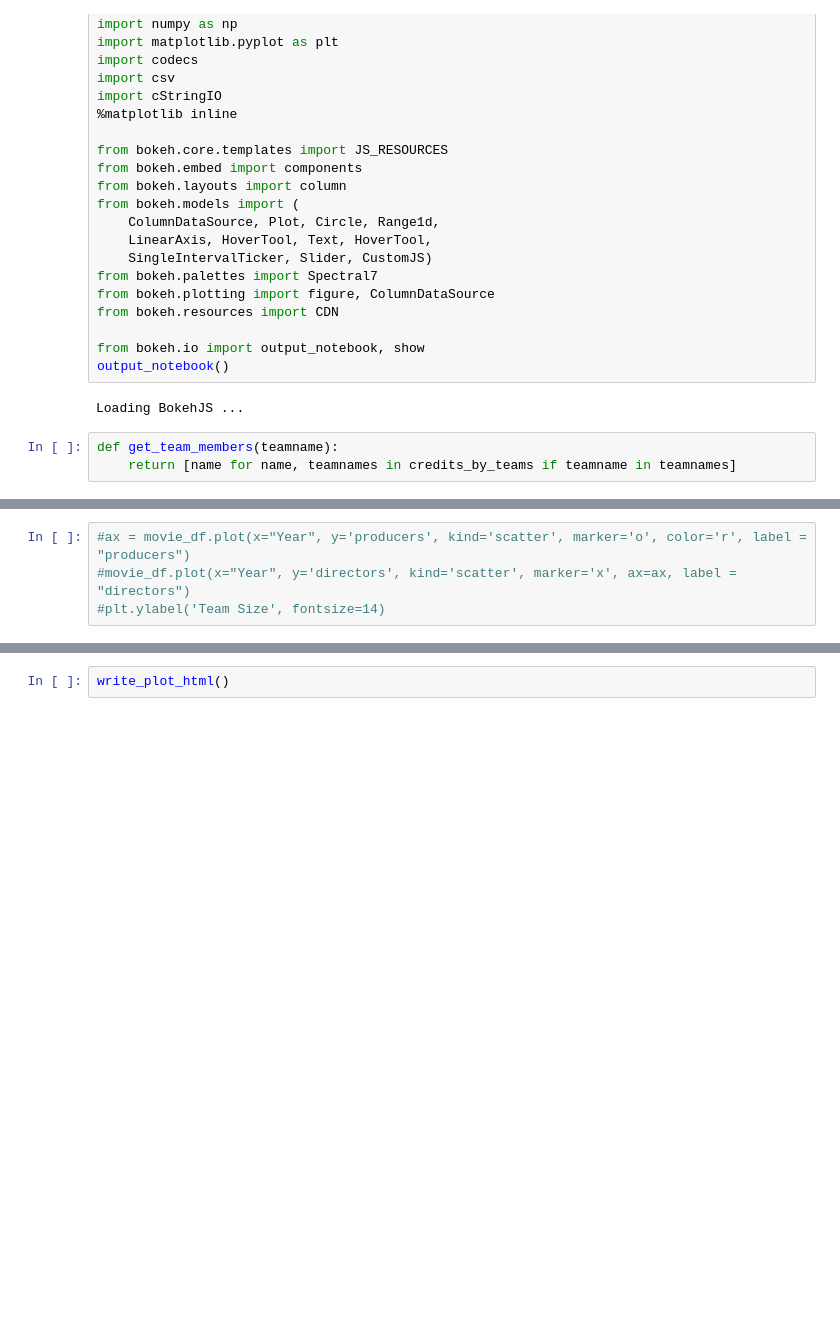
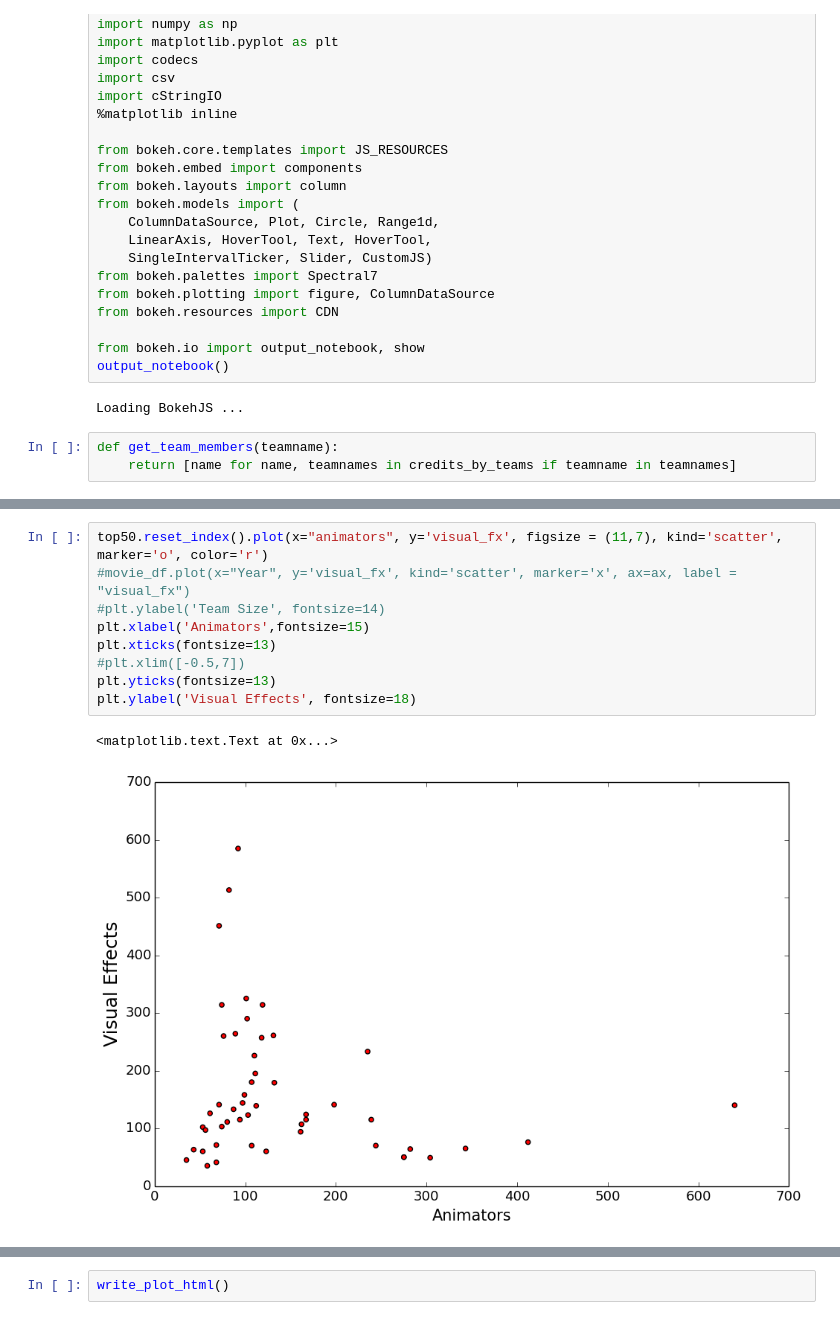
Before and after one commit to irenium/IMDB_scraping, a Jupyter notebook: Bokeh Plots.ipynb, the cells around one changed output, grey strips where cells are left out. Saved outputs shown, nothing was run; the diff lists cells and outputs as text; blank space fills up the shorter version.

```diff
--- a/Bokeh Plots.ipynb
+++ b/Bokeh Plots.ipynb
@@ -101,5 +142,13 @@ studio_list = sorted_df.index.tolist()
 # %%
-#ax = movie_df.plot(x="Year", y='producers', kind='scatter', marker='o', color='r', label = "producers")
-#movie_df.plot(x="Year", y='directors', kind='scatter', marker='x', ax=ax, label = "directors")
+top50.reset_index().plot(x="animators", y='visual_fx', figsize = (11,7), kind='scatter', marker='o', color='r')
+#movie_df.plot(x="Year", y='visual_fx', kind='scatter', marker='x', ax=ax, label = "visual_fx")
 #plt.ylabel('Team Size', fontsize=14)
+plt.xlabel('Animators',fontsize=15)
+plt.xticks(fontsize=13)
+#plt.xlim([-0.5,7])
+plt.yticks(fontsize=13)
+plt.ylabel('Visual Effects', fontsize=18)
+# %% [output]
+<matplotlib.text.Text at 0x...>
+[figure, added]
 # %%
```
Also changed, not shown: parts of 11 cells of this notebook, 4 other files.
